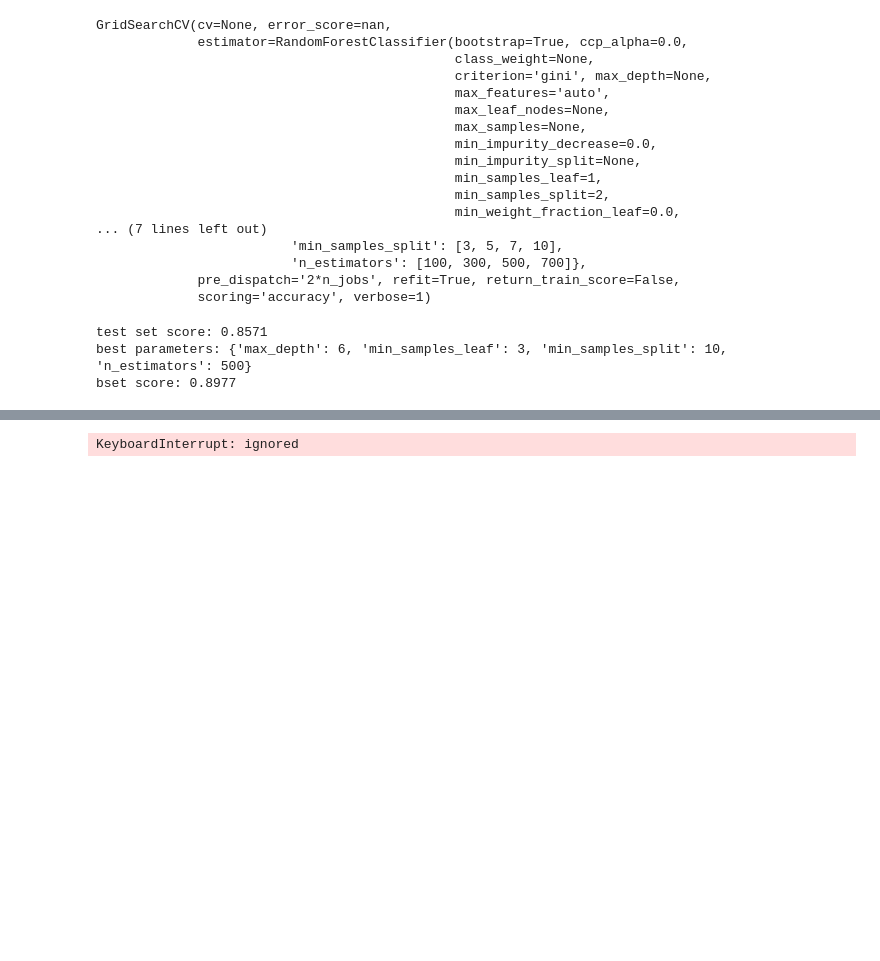
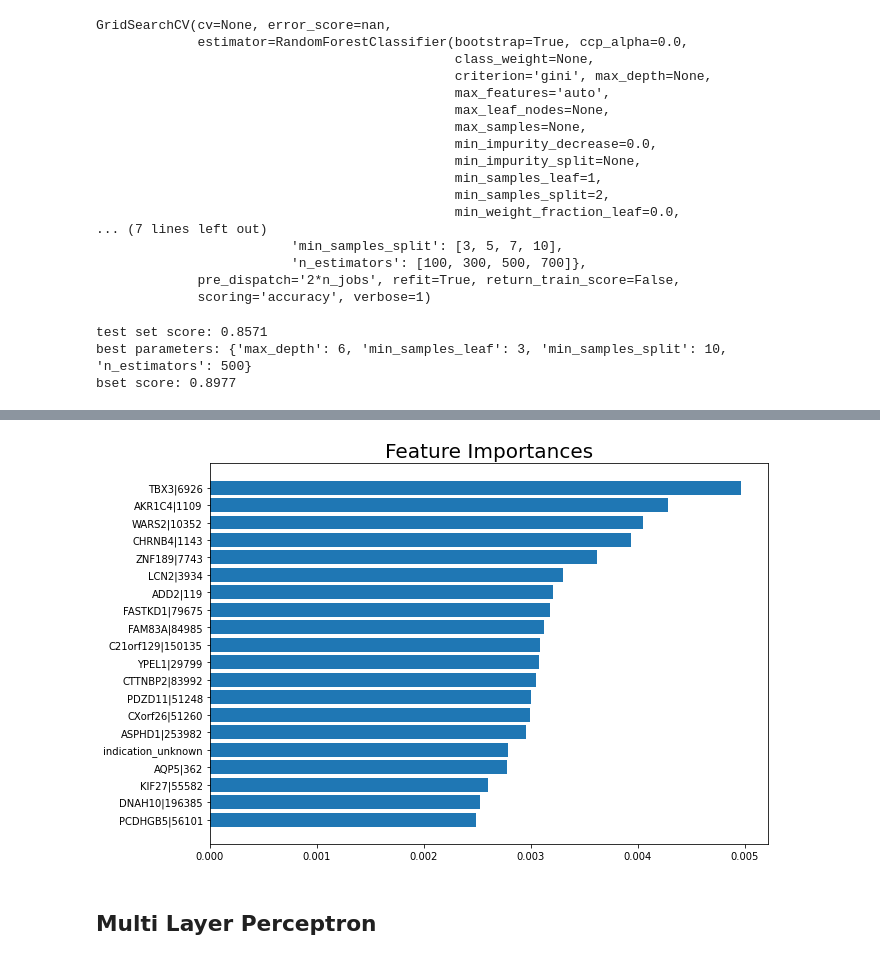
Before and after one commit to Dohyeon0224/SwUniv_CancerGene_Analysis, a Jupyter notebook: Colab_Notebook/Suho/cancer_ML_Modeling.ipynb, the cells around one changed output, grey strips where cells are left out. Saved outputs shown, nothing was run; the diff lists cells and outputs as text; code cells hidden in the pictures; blank space fills up the shorter version.

```diff
--- a/Colab_Notebook/Suho/cancer_ML_Modeling.ipynb
+++ b/Colab_Notebook/Suho/cancer_ML_Modeling.ipynb
@@ -225,9 +227,4 @@ feature_importances = rf.feature_importances_
 ft_importances = pd.Series(feature_importances, index=df[df.columns.difference(['patient_barcode', 'therapy_response'])].columns)
 ft_importances = ft_importances.sort_values(ascending=False)
 
-plt.figure(figsize=(7, 7))
-plt.title("Feature Importances")
-sns.barplot(x=df[df.columns.difference(['patient_barcode', 'therapy_response'])].columns, y=ft_importances)
-plt.show()
+feature_df = pd.DataFrame(ft_importances[:20], columns=["importance"])
-# %% [output]
-KeyboardInterrupt: ignored
@@ -235,0 +231,9 @@ aa = pd.DataFrame(ft_importances[:20])
+# %%
+plt.figure(figsize=(10, 7))
+plt.barh(feature_df.index.tolist(), feature_df.iloc[:,0].sort_values(ascending=True))
+plt.title("Feature Importances", fontsize=20)
+plt.show()
+# %% [output]
+[figure, added]
+# %% [markdown]
+## Multi Layer Perceptron
```
Also changed, not shown: parts of 17 cells of this notebook.
